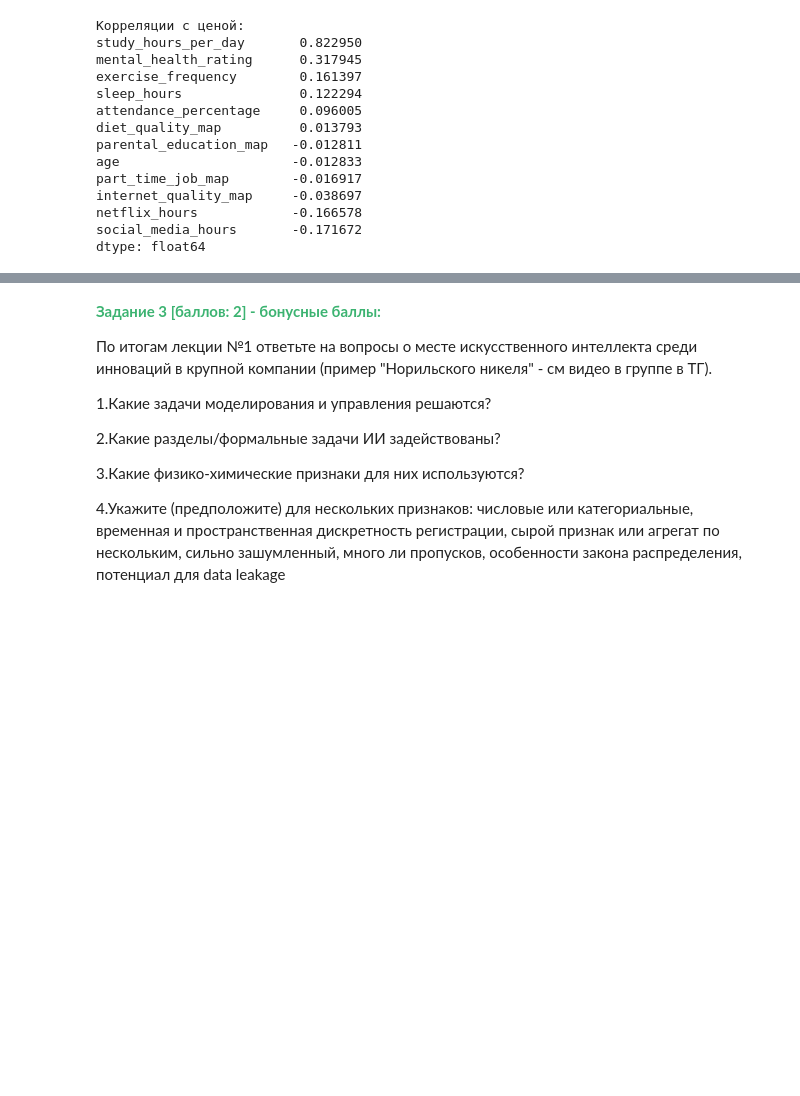
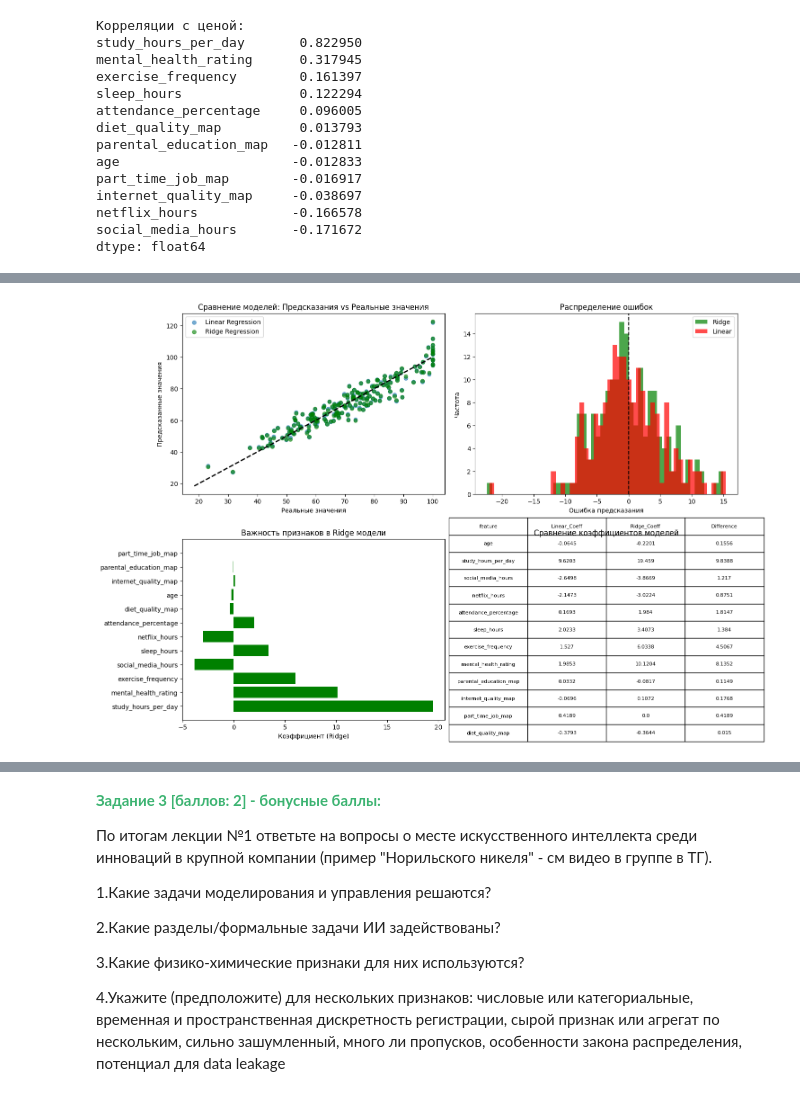
Before and after one commit to ikedestiny/ITMO-ML, a Jupyter notebook: lab1/Lab1.ipynb, the cells around one changed output, grey strips where cells are left out. Cells and saved outputs as stored; diff of their text form; code cells hidden in the pictures; blank space fills up the shorter version.

Commit message:
ridge regularisation

```diff
--- a/lab1/Lab1.ipynb
+++ b/lab1/Lab1.ipynb
@@ -367,0 +598,59 @@ dtype: float64
+# %%
+# Визуализация результатов Ridge модели
+fig, axes = plt.subplots(2, 2, figsize=(15, 10))
+
+# Сравнение предсказаний двух моделей
+axes[0,0].scatter(y_test, y_pred_test, alpha=0.6, label='Linear Regression')
+axes[0,0].scatter(y_test, y_pred_test_ridge, alpha=0.6, color='green', label='Ridge Regression')
+axes[0,0].plot([y.min(), y.max()], [y.min(), y.max()], 'k--', lw=2)
+axes[0,0].set_xlabel('Реальные значения')
+axes[0,0].set_ylabel('Предсказанные значения')
+axes[0,0].set_title('Сравнение моделей: Предсказания vs Реальные значения')
+axes[0,0].legend()
+
+# Ошибки Ridge модели
+errors_test_ridge = y_test - y_pred_test_ridge
+axes[0,1].hist(errors_test_ridge, bins=50, alpha=0.7, color='green', label='Ridge')
+axes[0,1].hist(errors_test, bins=50, alpha=0.7, color='red', label='Linear')
+axes[0,1].axvline(0, color='black', linestyle='--')
+axes[0,1].set_xlabel('Ошибка предсказания')
+axes[0,1].set_ylabel('Частота')
+axes[0,1].set_title('Распределение ошибок')
+axes[0,1].legend()
+
+# Важность признаков в Ridge модели
+ridge_coef = ridge_pipeline.named_steps['ridge'].coef_
+feature_importance_ridge = pd.DataFrame({
+    'feature': selected_features,
+    'coefficient': ridge_coef,
+    'abs_coef': np.abs(ridge_coef)
+}).sort_values('abs_coef', ascending=False)
+
+axes[1,0].barh(feature_importance_ridge['feature'], feature_importance_ridge['coefficient'], color='green')
+axes[1,0].set_xlabel('Коэффициент (Ridge)')
+axes[1,0].set_title('Важность признаков в Ridge модели')
+
+# Сравнение коэффициентов моделей
+coefficients_comparison = pd.DataFrame({
+    'feature': selected_features,
+    'Linear_Coeff': lr_model.coef_,
+    'Ridge_Coeff': ridge_coef,
+    'Difference': np.abs(lr_model.coef_ - ridge_coef)
+})
+
+axes[1,1].axis('off')
+table = axes[1,1].table(
+    cellText=coefficients_comparison.round(4).values,
+    colLabels=coefficients_comparison.columns,
+    cellLoc='center',
+    loc='center'
+)
+table.auto_set_font_size(False)
+table.set_fontsize(8)
+table.scale(1.2, 2)
+axes[1,1].set_title('Сравнение коэффициентов моделей')
+
+plt.tight_layout()
+plt.show()
+# %% [output]
+[figure, added]
```
Also changed, not shown: parts of 7 cells of this notebook.
